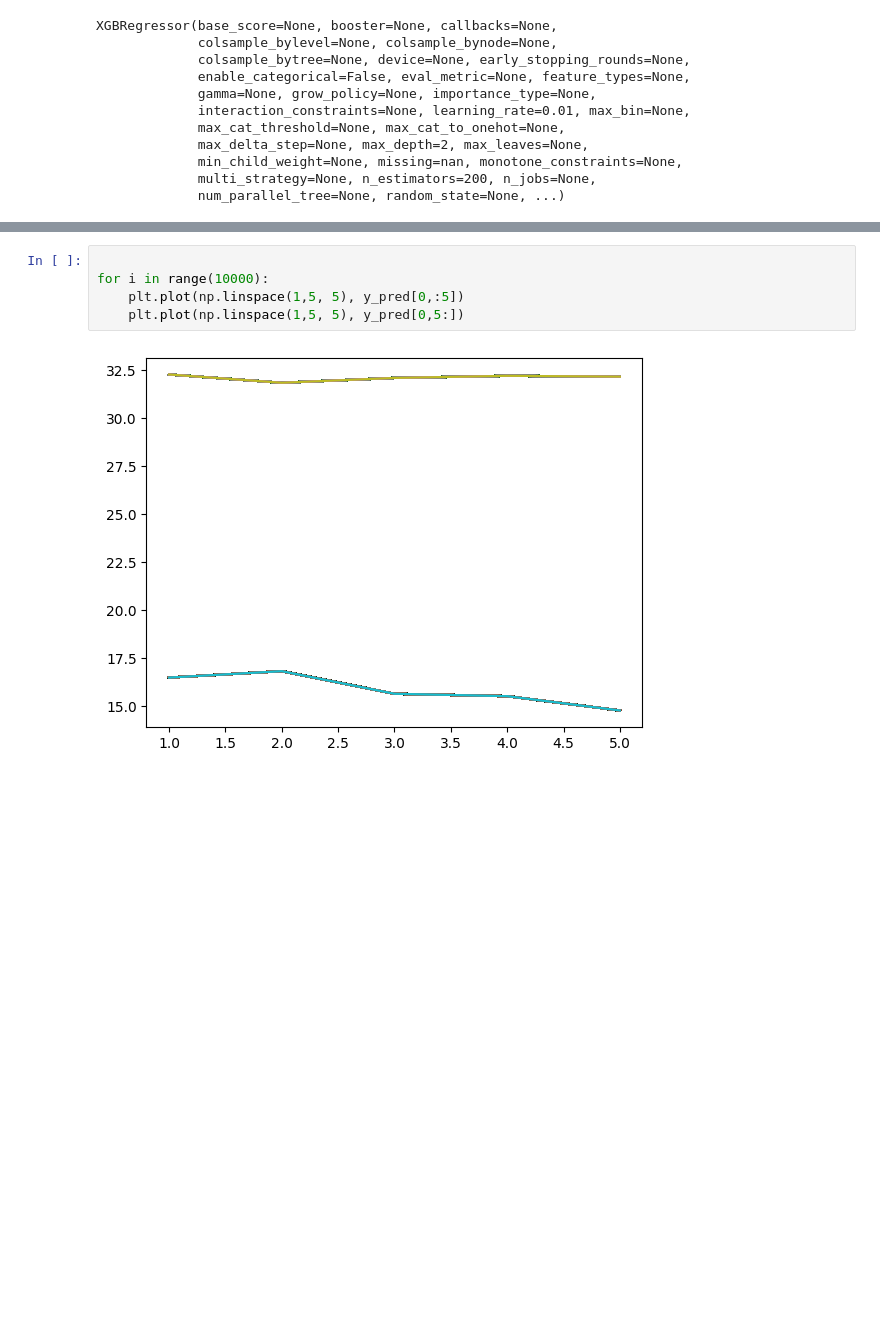
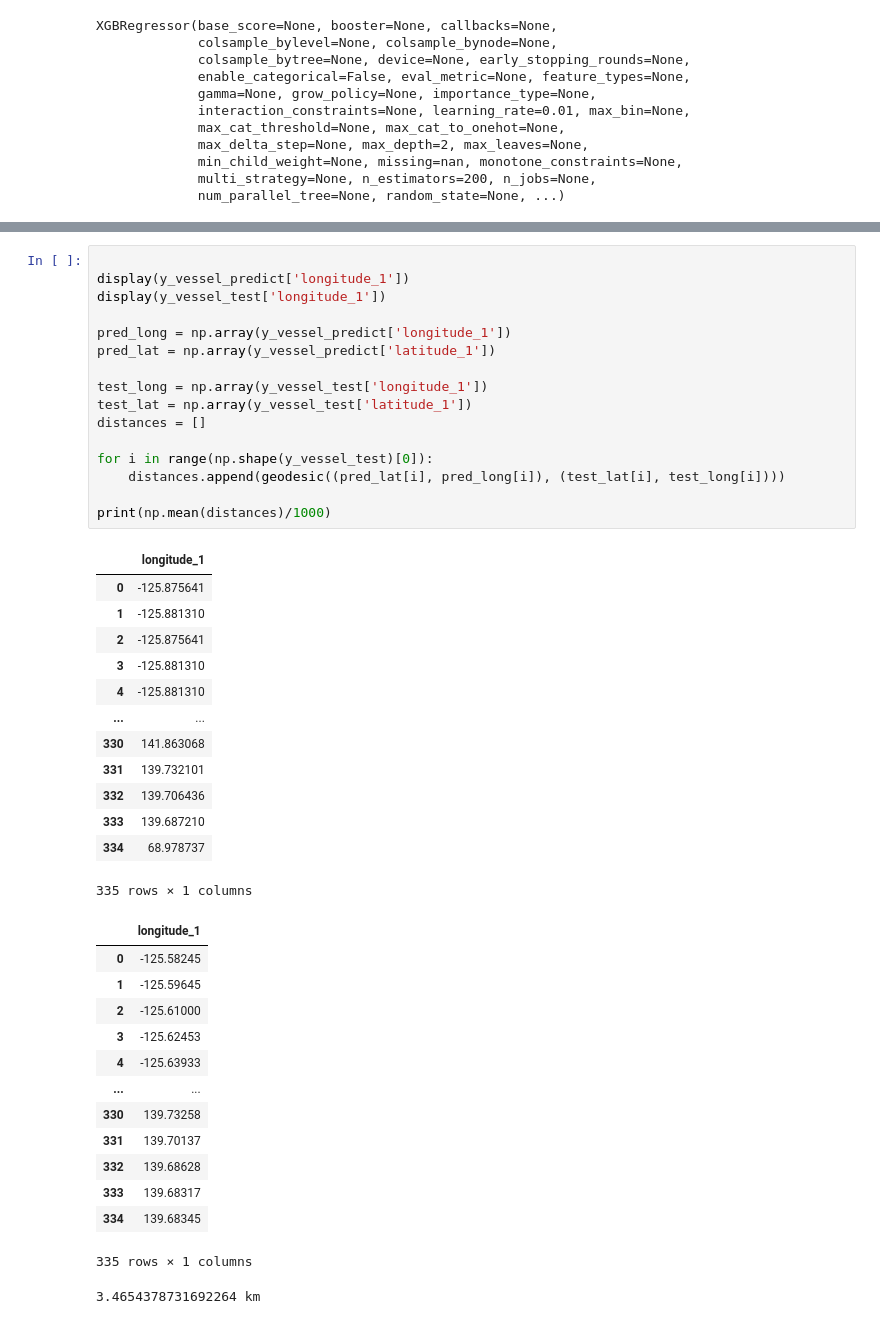
Before and after one commit to andrejvi/AIS-Vessel-Position-Prediction-ML, a Jupyter notebook: Main.ipynb, the cells around one changed output, grey strips where cells are left out. Drawn from its saved outputs; the diff is of its cells as text; blank space fills up the shorter version.

```diff
--- a/Main.ipynb
+++ b/Main.ipynb
@@ -234,7 +311,44 @@ ValueError: x and y must have same first dimension, but have shapes (0,) and (12
-# %%
-
-for i in range(10000):
-    plt.plot(np.linspace(1,5, 5), y_pred[0,:5])
-    plt.plot(np.linspace(1,5, 5), y_pred[0,5:])
-# %% [output]
-[figure, removed]
+# %%
+
+display(y_vessel_predict['longitude_1'])
+display(y_vessel_test['longitude_1'])
+
+pred_long = np.array(y_vessel_predict['longitude_1'])
+pred_lat = np.array(y_vessel_predict['latitude_1'])
+
+test_long = np.array(y_vessel_test['longitude_1'])
+test_lat = np.array(y_vessel_test['latitude_1'])
+distances = []
+
+for i in range(np.shape(y_vessel_test)[0]):
+    distances.append(geodesic((pred_lat[i], pred_long[i]), (test_lat[i], test_long[i])))
+
+print(np.mean(distances)/1000)
+# %% [output]
+|  | longitude_1 |
+| 0 | -125.875641 |
+| 1 | -125.881310 |
+| 2 | -125.875641 |
+| 3 | -125.881310 |
+| 4 | -125.881310 |
+| ... | ... |
+| 330 | 141.863068 |
+| 331 | 139.732101 |
+| 332 | 139.706436 |
+| 333 | 139.687210 |
+| 334 | 68.978737 |
+335 rows × 1 columns
+|  | longitude_1 |
+| 0 | -125.58245 |
+| 1 | -125.59645 |
+| 2 | -125.61000 |
+| 3 | -125.62453 |
+| 4 | -125.63933 |
+| ... | ... |
+| 330 | 139.73258 |
+| 331 | 139.70137 |
+| 332 | 139.68628 |
+| 333 | 139.68317 |
+| 334 | 139.68345 |
+335 rows × 1 columns
+3.4654378731692264 km
```
Also changed, not shown: parts of 12 cells of this notebook.
